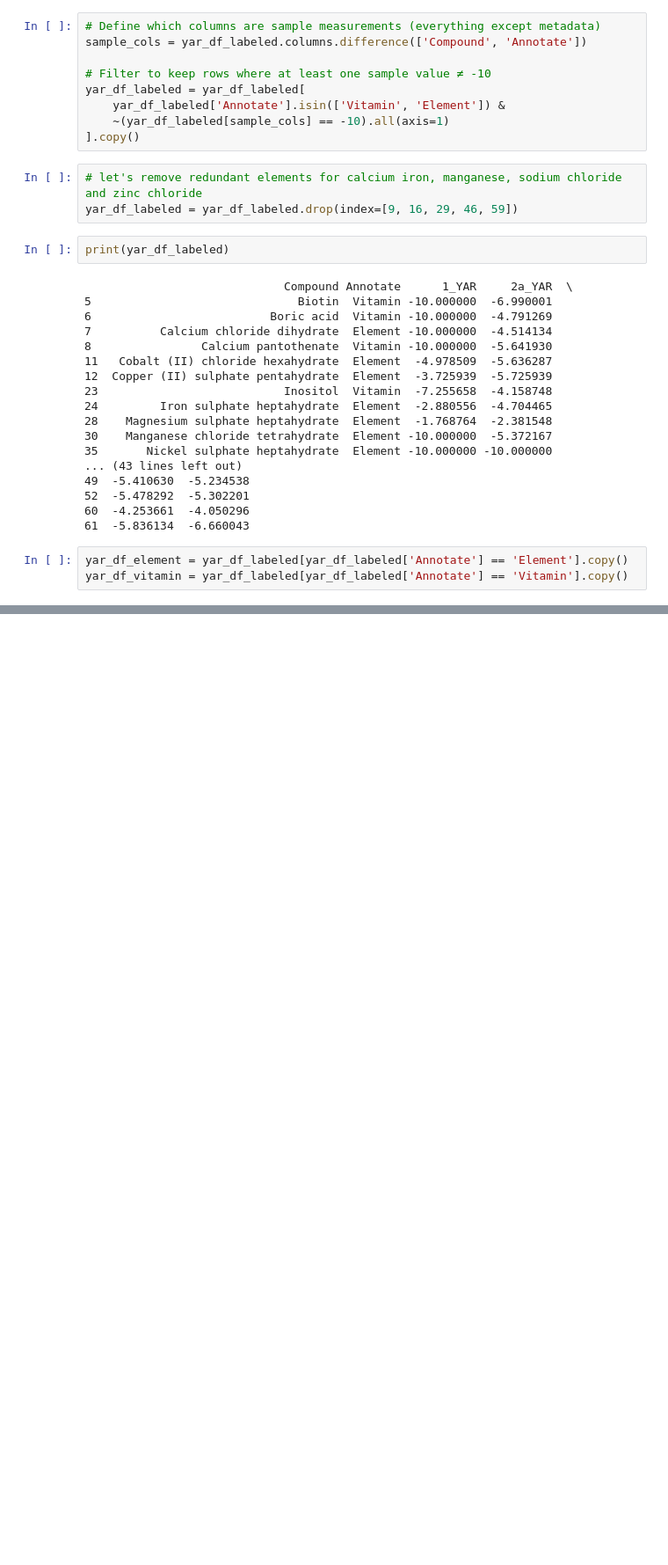
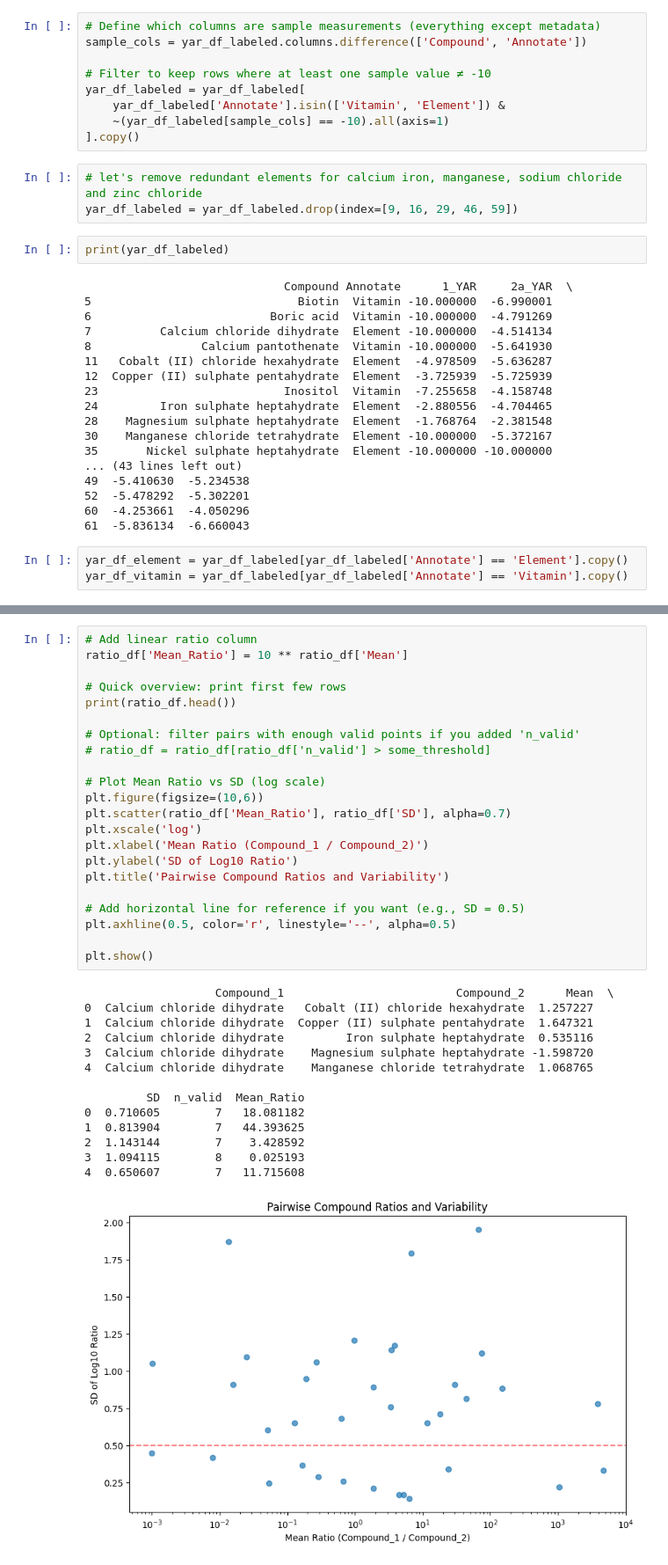
Before and after one commit to subarumuroi/ML_for_rational_design, a Jupyter notebook: MediaDataAnalysisMolarConc.ipynb, the cells around one changed output, grey strips where cells are left out. Shown at 88% size. Cells and saved outputs as stored; diff of their text form; blank space fills up the shorter version.

```diff
--- a/MediaDataAnalysisMolarConc.ipynb
+++ b/MediaDataAnalysisMolarConc.ipynb
@@ -159,0 +251,37 @@ print(yar_df_vitamin)
+# %%
+# Add linear ratio column
+ratio_df['Mean_Ratio'] = 10 ** ratio_df['Mean']
+
+# Quick overview: print first few rows
+print(ratio_df.head())
+
+# Optional: filter pairs with enough valid points if you added 'n_valid'
+# ratio_df = ratio_df[ratio_df['n_valid'] > some_threshold]
+
+# Plot Mean Ratio vs SD (log scale)
+plt.figure(figsize=(10,6))
+plt.scatter(ratio_df['Mean_Ratio'], ratio_df['SD'], alpha=0.7)
+plt.xscale('log')
+plt.xlabel('Mean Ratio (Compound_1 / Compound_2)')
+plt.ylabel('SD of Log10 Ratio')
+plt.title('Pairwise Compound Ratios and Variability')
+
+# Add horizontal line for reference if you want (e.g., SD = 0.5)
+plt.axhline(0.5, color='r', linestyle='--', alpha=0.5)
+
+plt.show()
+# %% [output]
+                   Compound_1                         Compound_2      Mean  \
+0  Calcium chloride dihydrate   Cobalt (II) chloride hexahydrate  1.257227
+1  Calcium chloride dihydrate  Copper (II) sulphate pentahydrate  1.647321
+2  Calcium chloride dihydrate         Iron sulphate heptahydrate  0.535116
+3  Calcium chloride dihydrate    Magnesium sulphate heptahydrate -1.598720
+4  Calcium chloride dihydrate    Manganese chloride tetrahydrate  1.068765
+
+         SD  n_valid  Mean_Ratio
+0  0.710605        7   18.081182
+1  0.813904        7   44.393625
+2  1.143144        7    3.428592
+3  1.094115        8    0.025193
+4  0.650607        7   11.715608
+[figure, added]
```
Also changed, not shown: parts of 13 cells of this notebook.
